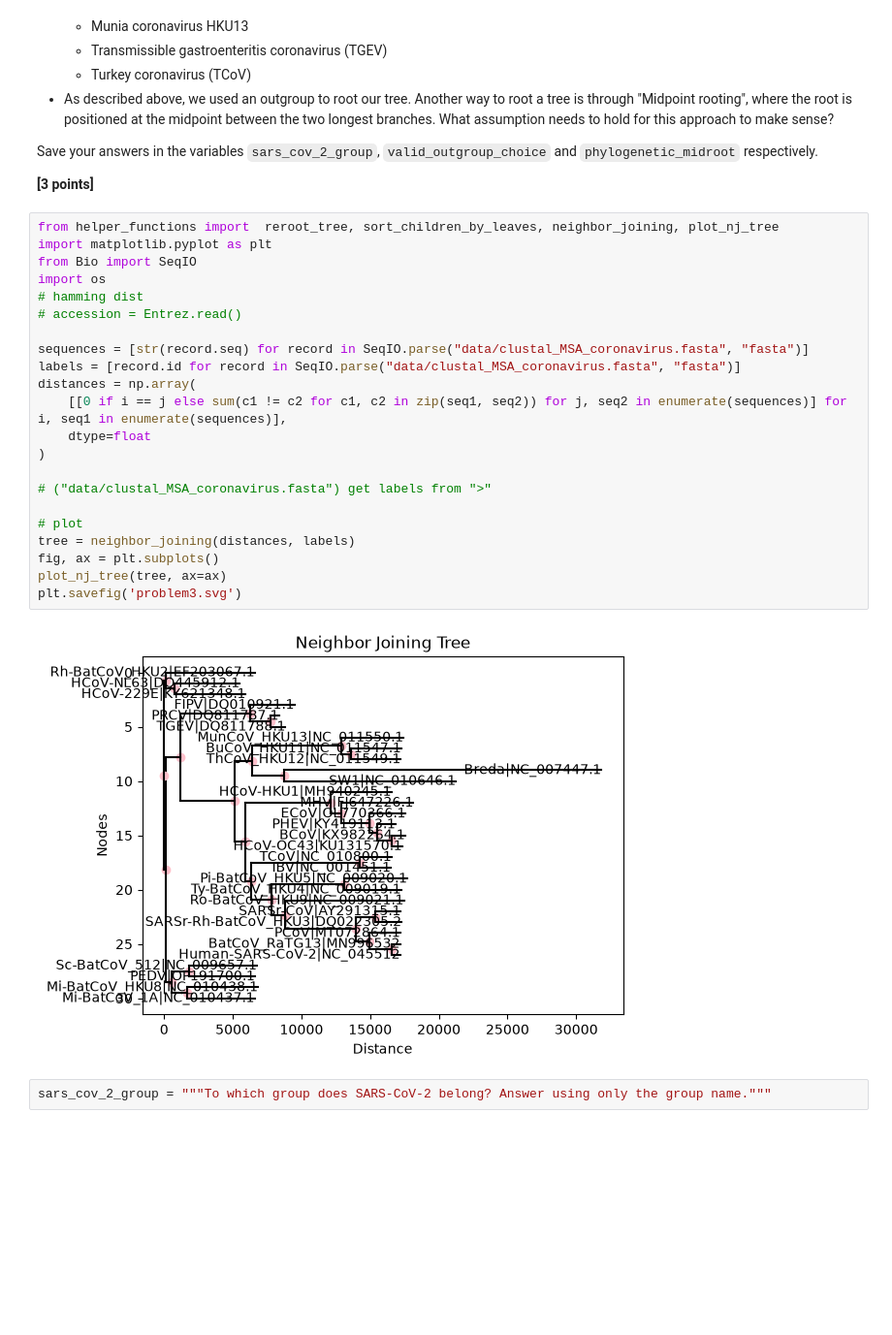
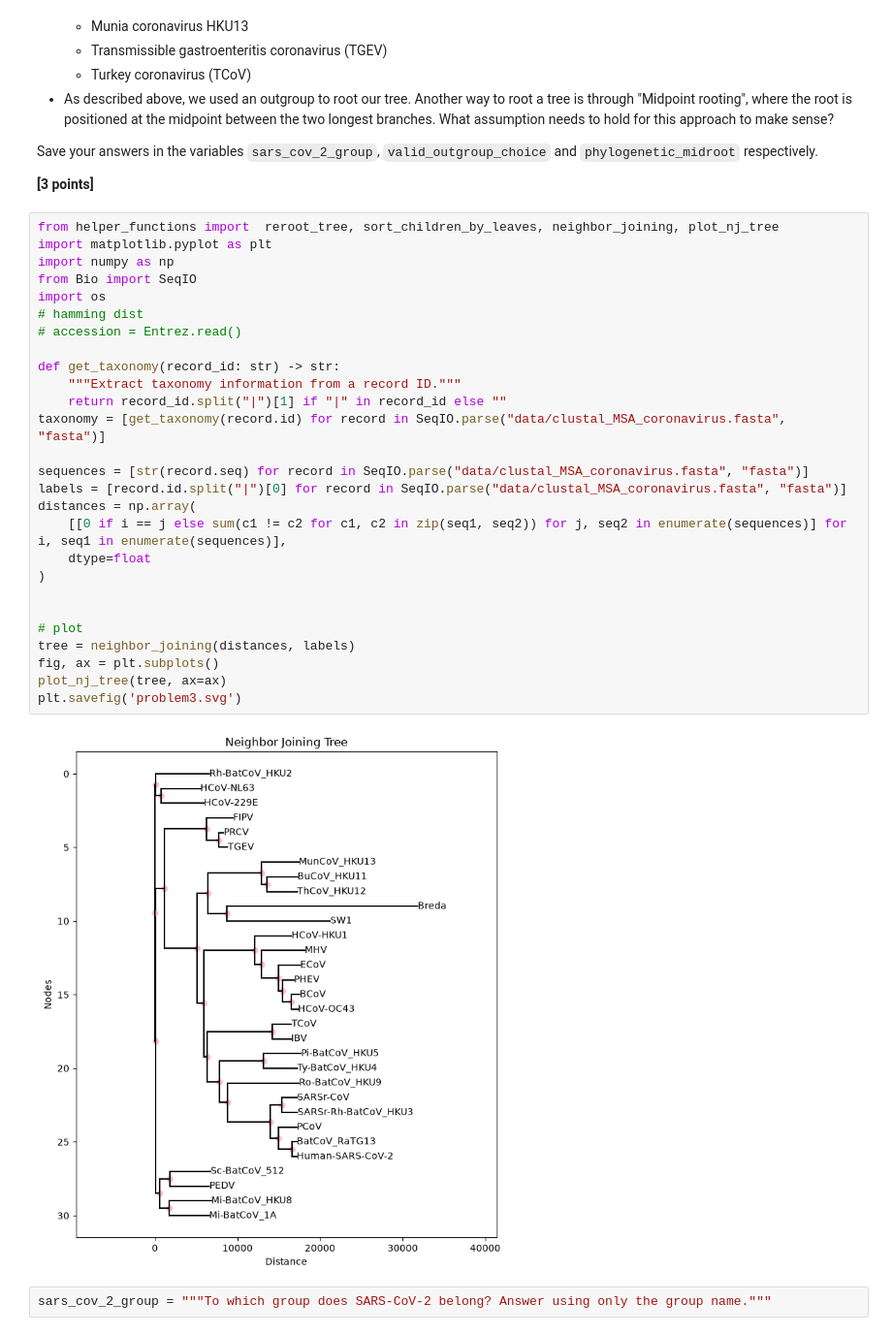
Before and after one commit to haircutt/assign_phylo, a Jupyter notebook: phylo_workbook.ipynb, the cells around one changed output. Shown at 97% size. Saved outputs shown, nothing was run; the diff lists cells and outputs as text; blank space fills up the shorter version.

```diff
--- a/phylo_workbook.ipynb
+++ b/phylo_workbook.ipynb
@@ -126,27 +126,32 @@ Save your answers in the variables `sars_cov_2_group`, `valid_outgroup_choice` a
 # %%
 from helper_functions import  reroot_tree, sort_children_by_leaves, neighbor_joining, plot_nj_tree
 import matplotlib.pyplot as plt
+import numpy as np
 from Bio import SeqIO
 import os
 # hamming dist
 # accession = Entrez.read()
 
+def get_taxonomy(record_id: str) -> str:
+    """Extract taxonomy information from a record ID."""
+    return record_id.split("|")[1] if "|" in record_id else ""
+taxonomy = [get_taxonomy(record.id) for record in SeqIO.parse("data/clustal_MSA_coronavirus.fasta", "fasta")]
+
 sequences = [str(record.seq) for record in SeqIO.parse("data/clustal_MSA_coronavirus.fasta", "fasta")]
-labels = [record.id for record in SeqIO.parse("data/clustal_MSA_coronavirus.fasta", "fasta")]
+labels = [record.id.split("|")[0] for record in SeqIO.parse("data/clustal_MSA_coronavirus.fasta", "fasta")]
 distances = np.array(
 	[[0 if i == j else sum(c1 != c2 for c1, c2 in zip(seq1, seq2)) for j, seq2 in enumerate(sequences)] for i, seq1 in enumerate(sequences)],
 	dtype=float
 )
 
-# ("data/clustal_MSA_coronavirus.fasta") get labels from ">"
 
 # plot
 tree = neighbor_joining(distances, labels)
 fig, ax = plt.subplots()
 plot_nj_tree(tree, ax=ax)
 plt.savefig('problem3.svg')
 # %% [output]
-[figure, old version]
+[figure, new version]
 # %%
 sars_cov_2_group = """To which group does SARS-CoV-2 belong? Answer using only the group name."""
 # %%
```
Also changed, not shown: 2 other files.
